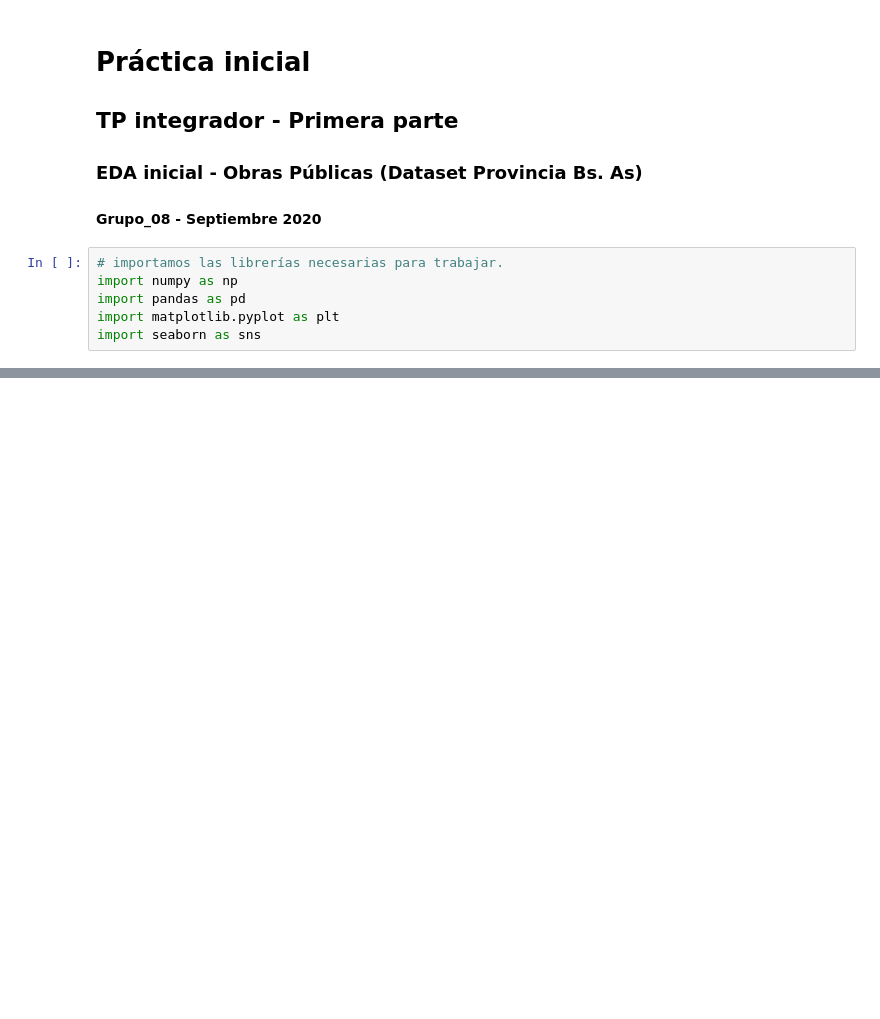
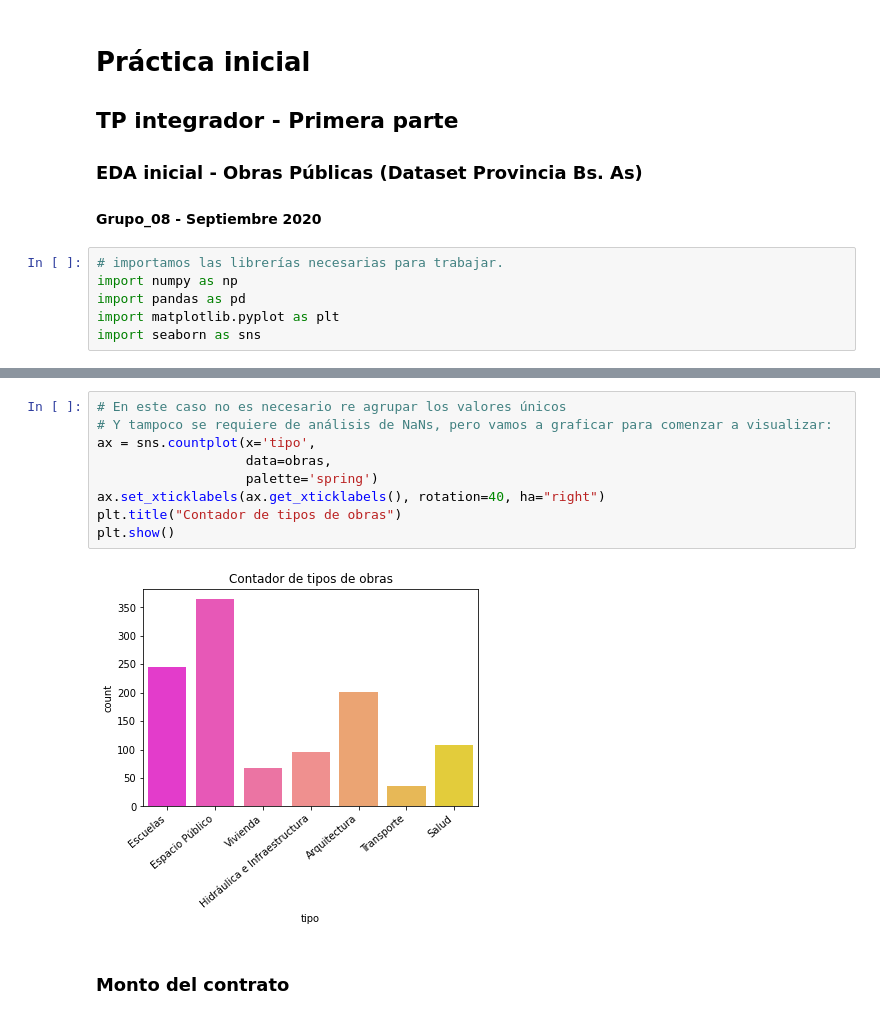
Before and after one commit to micatokashiki/Python-Project, a Jupyter notebook: Obras Públicas - Primera parte.ipynb, the cells around one changed output, grey strips where cells are left out. Saved outputs shown, nothing was run; the diff lists cells and outputs as text; blank space fills up the shorter version.

```diff
--- a/Obras Públicas - Primera parte.ipynb
+++ b/Obras Públicas - Primera parte.ipynb
@@ -58,0 +140,13 @@ plt.show()
+# %%
+# En este caso no es necesario re agrupar los valores únicos
+# Y tampoco se requiere de análisis de NaNs, pero vamos a graficar para comenzar a visualizar:
+ax = sns.countplot(x='tipo',
+                   data=obras,
+                   palette='spring')
+ax.set_xticklabels(ax.get_xticklabels(), rotation=40, ha="right")
+plt.title("Contador de tipos de obras")
+plt.show()
+# %% [output]
+[figure, added]
+# %% [markdown]
+### Monto del contrato
```
Also changed, not shown: parts of 43 cells of this notebook.
